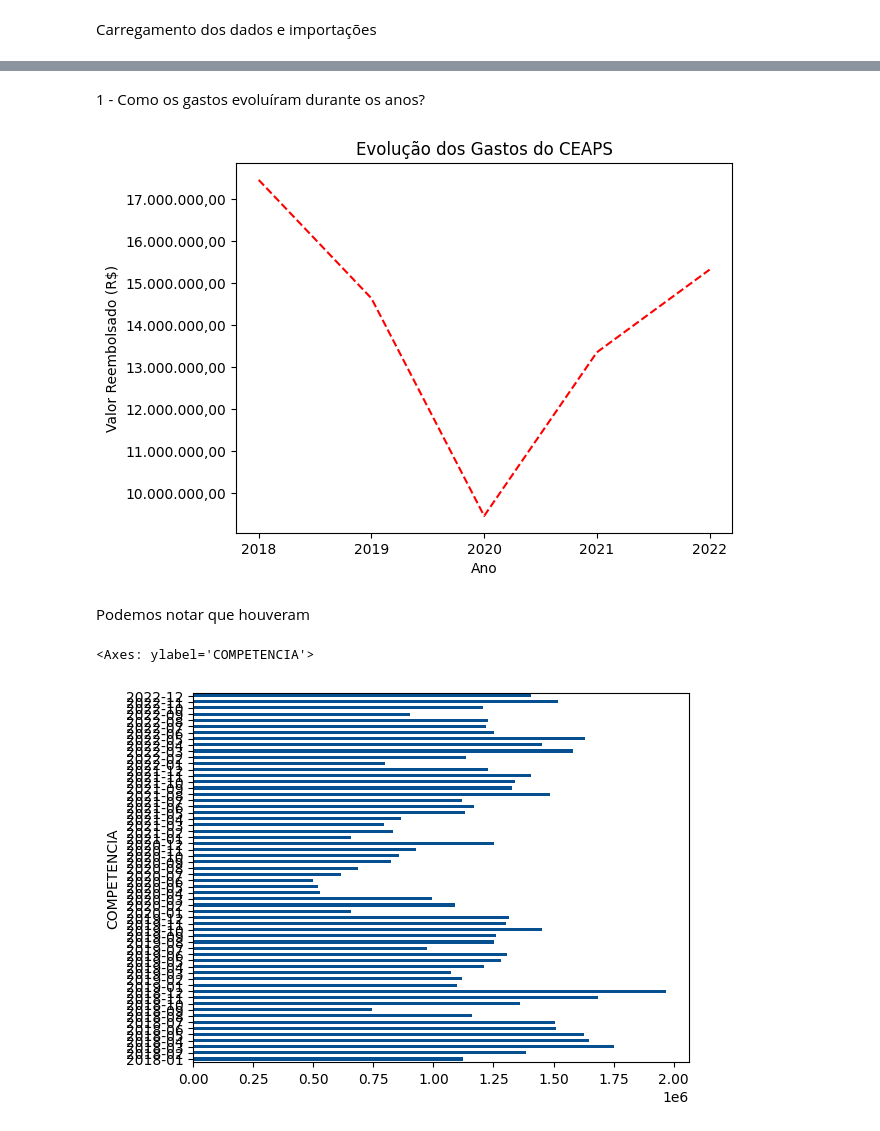
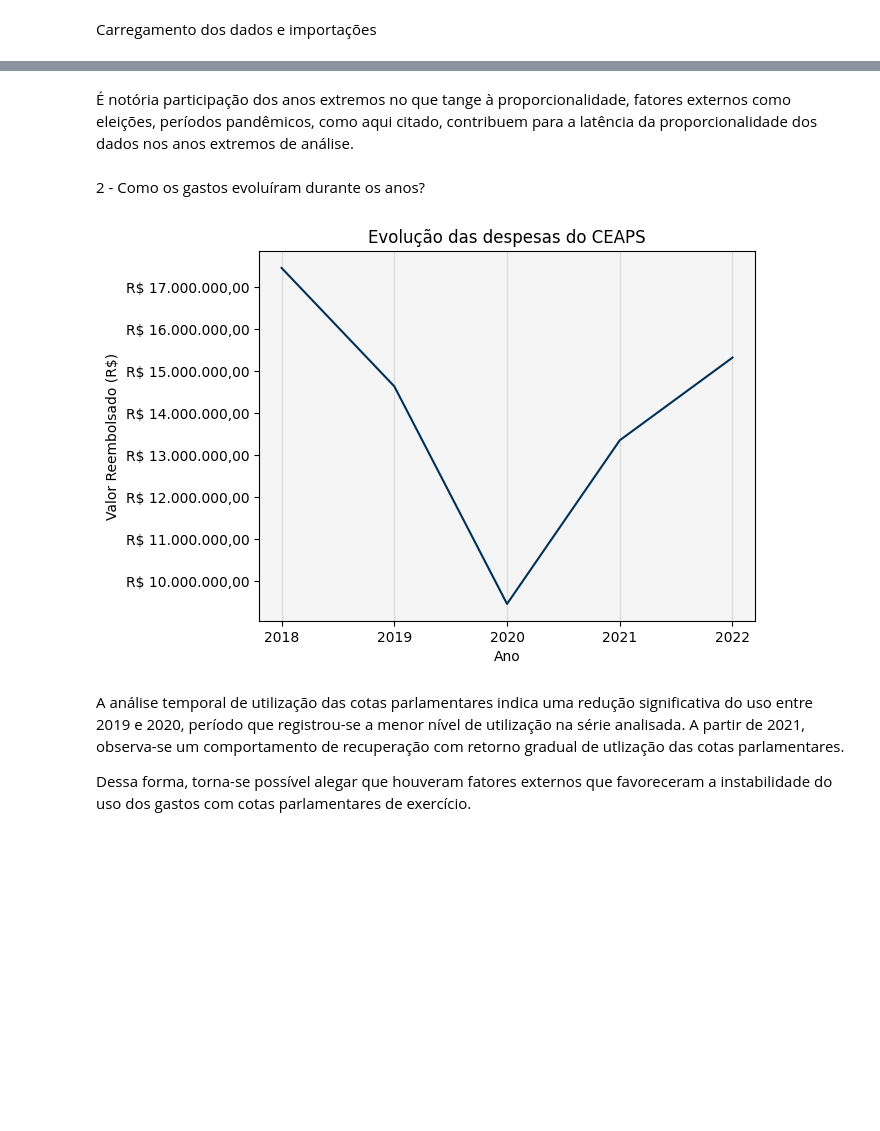
Before and after one commit to souhenriza/dados_ceaps, a Jupyter notebook: notebooks/datavisualization.ipynb, the cells around one changed output, grey strips where cells are left out. Cells and saved outputs as stored; diff of their text form; code cells hidden in the pictures; blank space fills up the shorter version.

Commit message:
Atualizando dados gerais e notebooks

```diff
--- a/notebooks/datavisualization.ipynb
+++ b/notebooks/datavisualization.ipynb
@@ -19,9 +19,10 @@ Note: you may need to restart the kernel to use updated packages.
 import pandas as pd
 import os
 from pathlib import Path
-from babel.numbers import format_currency
 import matplotlib.pyplot as plt
 from matplotlib.ticker import FuncFormatter, MaxNLocator
+
+cor_padrao = '#003057'
 # %%
 BASE_DIR = Path.cwd().parent
 # %%
@@ -31,29 +66,32 @@ datas = pd.read_csv(DATA_PROCESSED/'ceaps_tratados18-22.csv', sep=';', decimal=
+# %% [markdown]
+É notória participação dos anos extremos no que tange à proporcionalidade, fatores externos como eleições, períodos pandêmicos, como aqui citado, contribuem para a latência da proporcionalidade dos dados nos anos extremos de análise.
 # %% [markdown]
-1 - Como os gastos evoluíram durante os anos?
+2 - Como os gastos evoluíram durante os anos?
 # %%
 def formatar_brl(x, pos):
-    return f'{x:,.2f}'.replace(',','X').replace('.',',').replace('X','.')
+    return f'R$ {x:,.2f}'.replace(',','X').replace('.',',').replace('X','.')
 # %%
 fig, ax = plt.subplots()
 
 ax.plot(datas.groupby('ANO')['VALOR_REEMBOLSADO'].sum().index, datas.groupby('ANO')['VALOR_REEMBOLSADO'].sum().values,
-        color = 'red',
-        ls = '--')
+        color = cor_padrao,
+        ls = '-')
 
 ax.yaxis.set_major_formatter(FuncFormatter(formatar_brl))
 ax.xaxis.set_major_locator(MaxNLocator(integer=True))
+fig.patch.set_color('white')
+ax.patch.set_color('#f5f5f5')
 
-ax.set_title('Evolução dos Gastos do CEAPS')
+
+ax.set_title('Evolução das despesas do CEAPS', )
 ax.set_ylabel('Valor Reembolsado (R$)')
 ax.set_xlabel('Ano')
 
+ax.grid(axis = 'x', alpha = 0.4)
 plt.show()
 # %% [output]
-[figure, old version]
+[figure, new version]
 # %% [markdown]
-Podemos notar que houveram
+A análise temporal de utilização das cotas parlamentares indica uma redução significativa do uso entre 2019 e 2020, período que registrou-se a menor nível de utilização na série analisada. A partir de 2021, observa-se um comportamento de recuperação com retorno gradual de utlização das cotas parlamentares.
+
+Dessa forma, torna-se possível alegar que houveram fatores externos que favoreceram a instabilidade do uso dos gastos com cotas parlamentares de exercício.
-# %%
-datas.groupby('COMPETENCIA')['VALOR_REEMBOLSADO'].sum().plot(kind= 'barh', color = '#064F91', lw = 3, ls = '--')
-# %% [output]
-<Axes: ylabel='COMPETENCIA'>
-[figure, removed]
```
Also changed, not shown: parts of 16 cells of this notebook, 1 other file.
